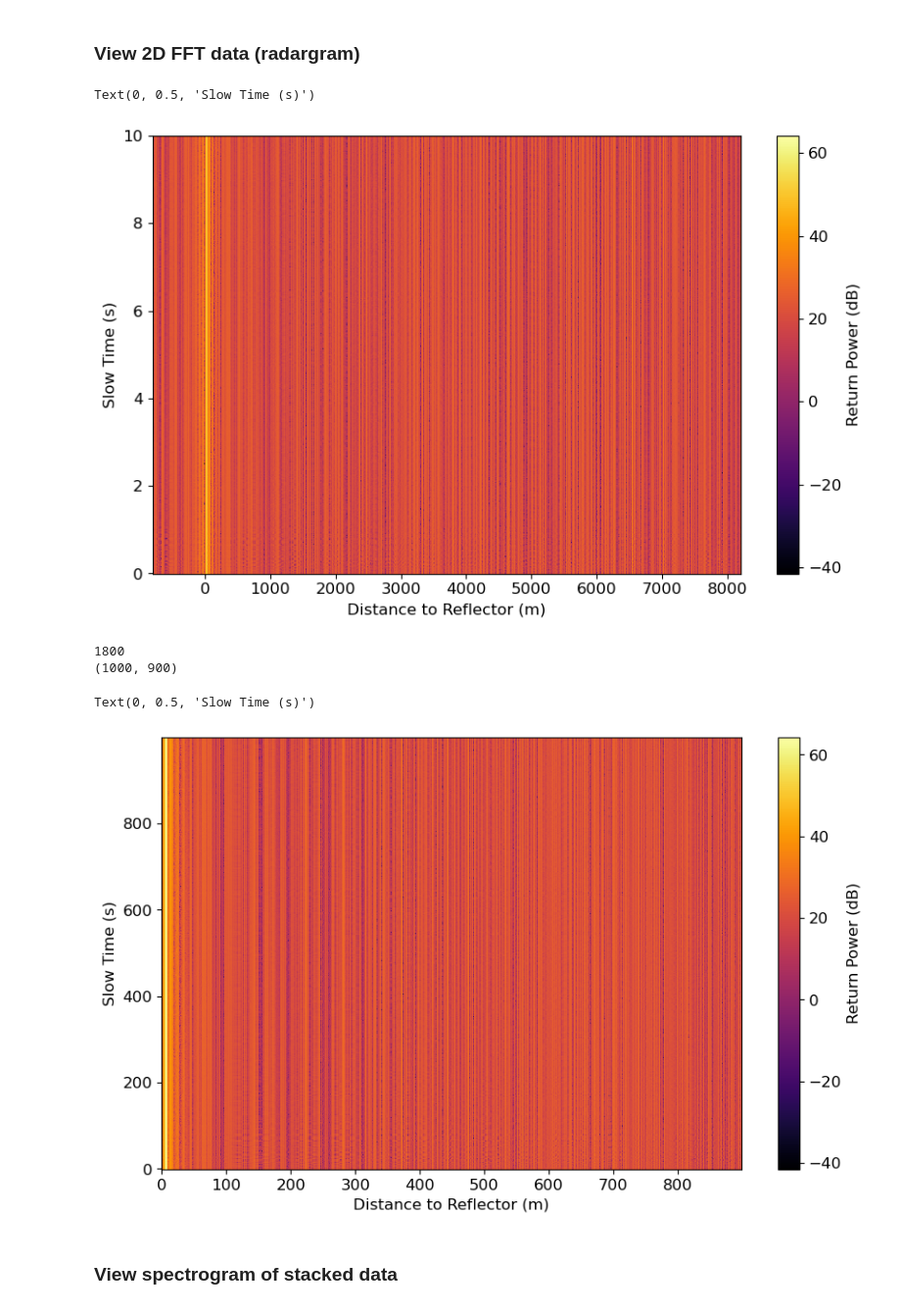
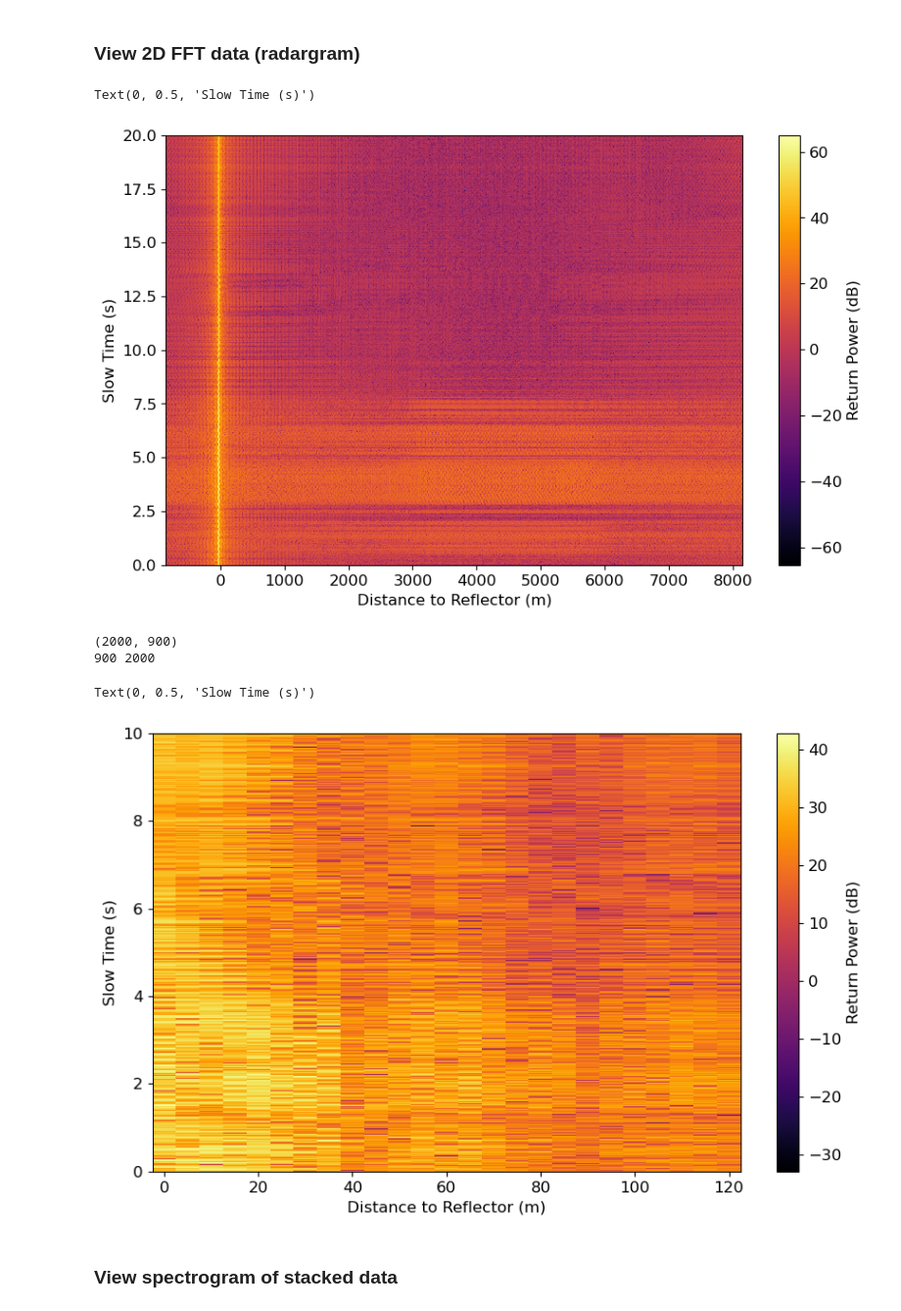
Before and after one commit to Elitearcanist/uhd_snowdar, a Jupyter notebook: postprocessing/notebooks/Field Processing.ipynb, the cells around one changed output. Shown at 98% size. Saved outputs shown, nothing was run; the diff lists cells and outputs as text; code cells hidden in the pictures.

Commit message:
zoomed in graph

```diff
--- a/postprocessing/notebooks/Field Processing.ipynb
+++ b/postprocessing/notebooks/Field Processing.ipynb
@@ -45,10 +45,10 @@ plt.rcParams.update({'font.size': 12})
 ### Open and resave file
 # %%
 # file path to data and configs
-prefix = "../../data/20260305_133508"
+prefix = "../../data/marchTesting/20260304_161408"
 
 # resave data as zarr for dask processing
-zarr_base_location="../../data"
+zarr_base_location="../../data/marchTesting"
 zarr_path = pr.save_radar_data_to_zarr(prefix, zarr_base_location=zarr_base_location)
 
 # open zarr file, adjust chunk size to be 10 MB - 1 GB based on sample rate/bit depth
@@ -57,7 +57,8 @@ raw = xr.open_zarr(zarr_path, chunks='auto')
 ### Enter processing parameters
 # %%
 # ZERO_SAMPLE_IDX = 0  # B205mini, fs = 56 MHz
-ZERO_SAMPLE_IDX = 160 # B210, fs = 30 MHz
+# ZERO_SAMPLE_IDX = 168 # B210, fs = 30 MHz
+ZERO_SAMPLE_IDX = 169 # B210, fs = 56 MHz
 
 NSTACK = 1  # number of pulses to stack
 
@@ -168,26 +171,41 @@ ax.set_ylabel('Slow Time (s)')
 # ax.set_ylim(100, -50)
 # %% [output]
 Text(0, 0.5, 'Slow Time (s)')
-[figure, old version]
+[figure, new version]
 # %%
+# Make the FFT look nicer
+
 fig, ax = plt.subplots(1,1, figsize=(10,6), facecolor='white')
-
-print(len(fft_power.reflection_distance))
 
 fft_graph = fft_power.radar_data[:, ZERO_SAMPLE_IDX:int(len(fft_power.reflection_distance) / 2) + ZERO_SAMPLE_IDX]
 
+total_slow_time = config["CHIRP"]["pulse_rep_int"] * config["CHIRP"]["num_pulses"] # total time to transmit all chirps
+
+slow_time = np.linspace(0, total_slow_time, config["CHIRP"]["num_pulses"]) # produces the y-axis slow time
+
+chirp_slope = config["GENERATE"]["chirp_bandwidth"] / config["GENERATE"]["chirp_length"] # the chirp bandwidth divided by the chrip duration
+
+window_length = len(fft_power.reflection_distance)
+
+fft_freqs = scipy.fft.fftfreq(n=window_length, d=1 / config["GENERATE"]["sample_rate"])[:int(window_length/2)] # only select first half of fft frequencies
+
+radar_distance = SIG_SPEED * fft_freqs / (2 * chirp_slope)
+
 print(fft_graph.shape)
 
-p = ax.pcolormesh( fft_graph, shading='nearest', cmap='inferno')
+
+print(len(radar_distance), len(slow_time))
+
+p = ax.pcolormesh(radar_distance[:25], slow_time, fft_graph[:,:25], shading='nearest', cmap='inferno')
 clb = fig.colorbar(p, ax=ax)
 clb.set_label('Return Power (dB)')
 ax.set_xlabel('Distance to Reflector (m)')
 ax.set_ylabel('Slow Time (s)')
 # %% [output]
-1800
-(1000, 900)
+(2000, 900)
+900 2000
 Text(0, 0.5, 'Slow Time (s)')
-[figure, old version]
+[figure, new version]
 # %% [markdown]
 ### View spectrogram of stacked data
 # %%
```
Also changed, not shown: parts of 6 cells of this notebook, 2 other files.
